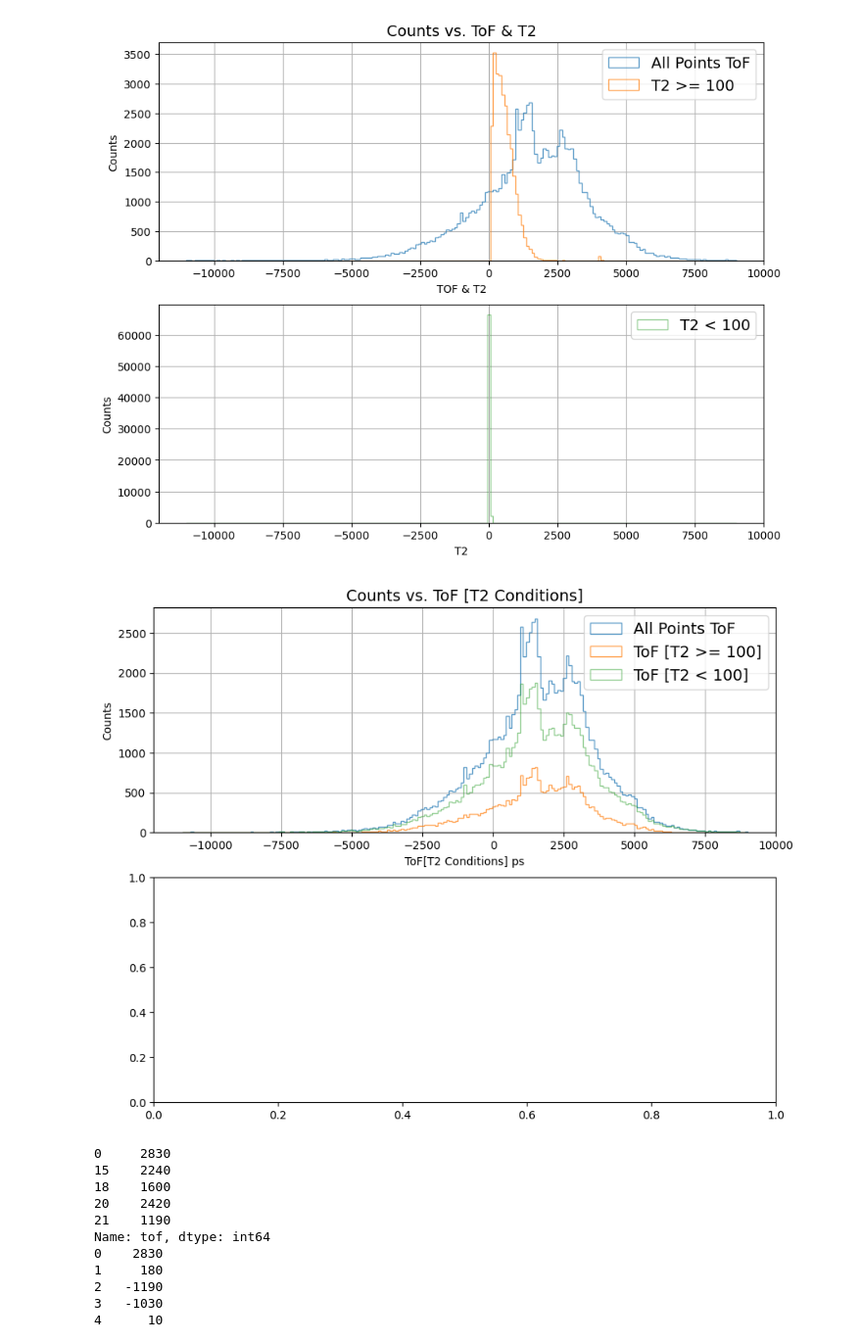
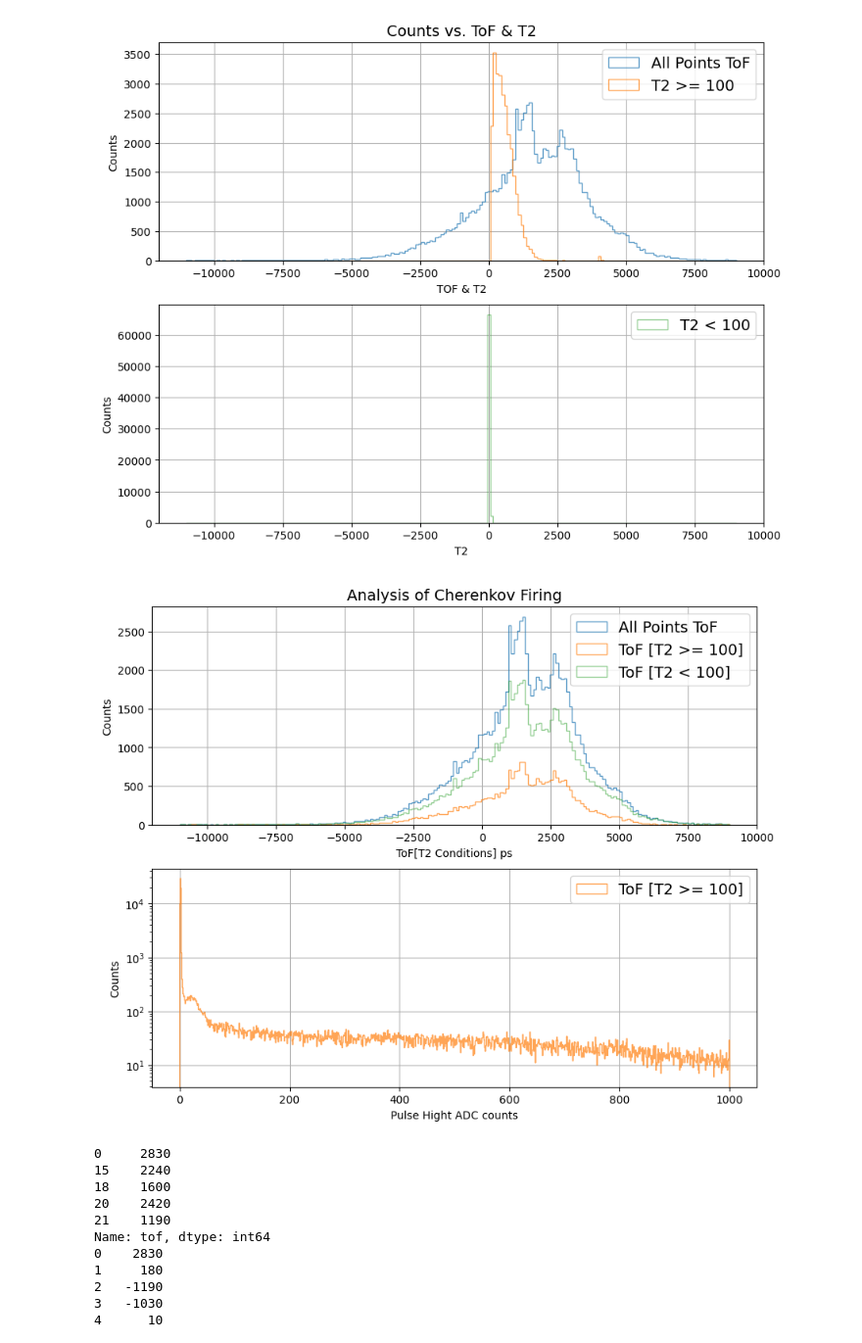
Before and after one commit to Drixitel/Work-Bench, a Jupyter notebook: PythonProject/ToF_Plotting/t2_ToFploting.ipynb, the cells around one changed output. Shown: that part at 98% size. Drawn from its saved outputs; the diff is of its cells as text; code cells hidden in the pictures.

Commit message:
update on plots

```diff
--- a/PythonProject/ToF_Plotting/t2_ToFploting.ipynb
+++ b/PythonProject/ToF_Plotting/t2_ToFploting.ipynb
@@ -91,14 +91,15 @@ df.dropna(axis="columns", inplace=True)
 tof = df["tof"]
 t2 = df["pulse_t2"]
 
-values_above_100 = t2[t2 >= 100]
-values_below_100 = t2[t2 < 100]
+# values_above_100 = t2[t2 >= 100]
+# values_below_100 = t2[t2 < 100]
 
 tof_t2_above_100 = tof[t2 >= 100]
 tof_t2_below_100 = tof[t2 < 100]
 
 
 x_data = np.linspace(-11000,9000,200)
+
 fig1,ax1 = plt.subplots(2,1)
 fig1.set_size_inches(10, 8)
 ax1[0].hist(tof,
@@ -113,47 +114,48 @@ ax1[0].hist(tof_t2_above_100,
          bins=x_data,
          histtype='step',
          alpha=0.7,
          facecolor='none',
          color = 'C1',
         #  edgecolor='k',
          label='ToF [T2 >= 100]')
 ax1[0].hist(tof_t2_below_100,
          bins= x_data,
          histtype='step',
          alpha=0.5,
          facecolor='none',
          color = 'C2',
         #  edgecolor='k',
          label='ToF [T2 < 100]')
-# ax1[1].hist(tof_t2_above_100,
-#          bins=x_data,
-#          histtype='step',
-#          alpha=0.7,
-#          facecolor='none',
-#          color = 'C1',
-#         #  edgecolor='k',
-#          label='ToF [T2 >= 100]')
+ax1[1].hist(t2,
+         bins=np.linspace(0,1000,1000),
+         histtype='step',
+         alpha=0.7,
+         facecolor='none',
+         color = 'C1',
+        #  edgecolor='k',
+         label='ToF [T2 >= 100]')
 # ax1[1].hist(tof_t2_below_100,
 #          bins= x_data,
 #          histtype='step',
 #          alpha=0.5,
 #          facecolor='none',
 #          color = 'C2',
 #         #  edgecolor='k',
 #          label='TgioF [T2 < 100]')
 ax1[0].set_xlabel('ToF[T2 Conditions] ps')
-# ax1[1].set_xlabel('ToF[T2 Conditions] ps')
+ax1[1].set_xlabel('Pulse Hight ADC counts')
 ax1[0].set_ylabel('Counts')
-# ax1[1].set_ylabel('Counts')
-ax1[0].set_title('Counts vs. ToF [T2 Conditions]', fontsize =14)
+ax1[1].set_ylabel('Counts')
+ax1[1].set_yscale('log')
+ax1[0].set_title('Analysis of Cherenkov Firing', fontsize =14)
 ax1[0].grid()
-# ax1[1].grid()
+ax1[1].grid()
 ax1[0].legend(loc='best', fontsize=14)
-# ax1[1].legend(loc='best', fontsize=14)
+ax1[1].legend(loc='best', fontsize=14)
 plt.show()
 # send to liam
 # %% [output]
-[figure, old version]
+[figure, new version]
 # %%
 print(tof_t2_above_100[0:5])
 print(tof[0:5])
```
